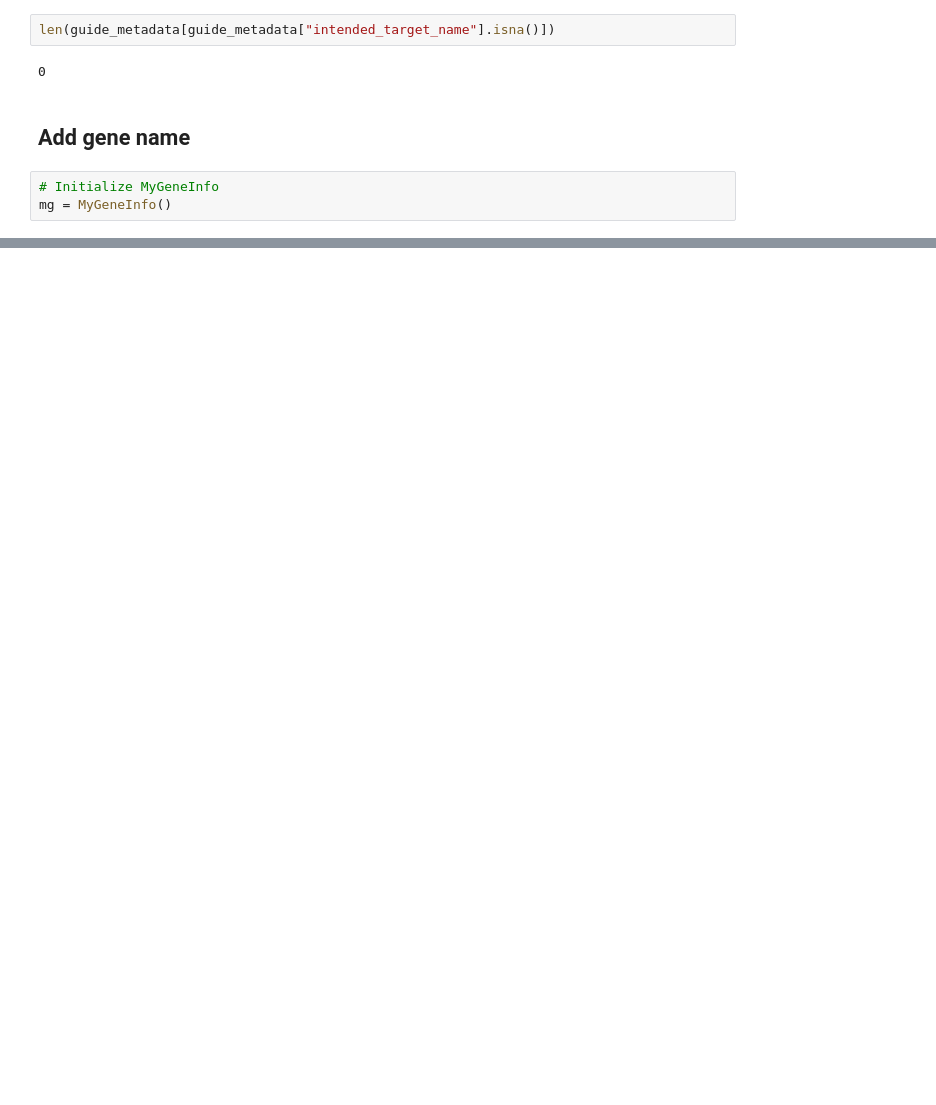
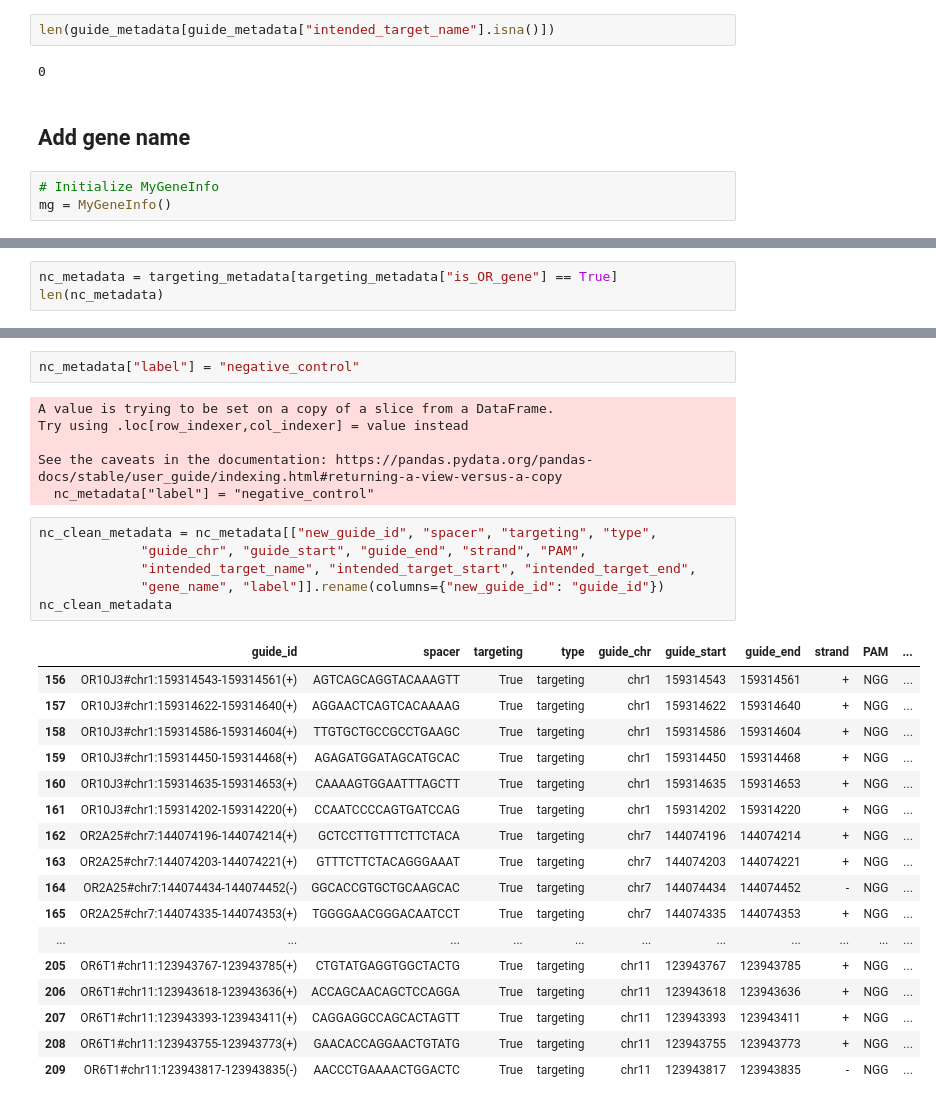
Before and after one commit to adamklie/tf_perturb_seq, a Jupyter notebook: scratch/2025_10_05/benchmark_guide_cleanup.ipynb, the cells around one changed output, grey strips where cells are left out. Cells and saved outputs as stored; diff of their text form; blank space fills up the shorter version.

```diff
--- a/scratch/2025_10_05/benchmark_guide_cleanup.ipynb
+++ b/scratch/2025_10_05/benchmark_guide_cleanup.ipynb
@@ -351,0 +731,3 @@ dtype: int64
+# %%
+nc_metadata = targeting_metadata[targeting_metadata["is_OR_gene"] == True]
+len(nc_metadata)
@@ -351,0 +754,32 @@ dtype: int64
+# %%
+nc_metadata["label"] = "negative_control"
+# %% [output]
+A value is trying to be set on a copy of a slice from a DataFrame.
+Try using .loc[row_indexer,col_indexer] = value instead
+
+See the caveats in the documentation: https://pandas.pydata.org/pandas-docs/stable/user_guide/indexing.html#returning-a-view-versus-a-copy
+  nc_metadata["label"] = "negative_control"
+# %%
+nc_clean_metadata = nc_metadata[["new_guide_id", "spacer", "targeting", "type",
+             "guide_chr", "guide_start", "guide_end", "strand", "PAM",
+             "intended_target_name", "intended_target_start", "intended_target_end",
+             "gene_name", "label"]].rename(columns={"new_guide_id": "guide_id"})
+nc_clean_metadata
+# %% [output]
+|  | guide_id | spacer | targeting | type | guide_chr | guide_start | guide_end | strand | PAM | ... |
+| 156 | OR10J3#chr1:159314543-159314561(+) | AGTCAGCAGGTACAAAGTT | True | targeting | chr1 | 159314543 | 159314561 | + | NGG | ... |
+| 157 | OR10J3#chr1:159314622-159314640(+) | AGGAACTCAGTCACAAAAG | True | targeting | chr1 | 159314622 | 159314640 | + | NGG | ... |
+| 158 | OR10J3#chr1:159314586-159314604(+) | TTGTGCTGCCGCCTGAAGC | True | targeting | chr1 | 159314586 | 159314604 | + | NGG | ... |
+| 159 | OR10J3#chr1:159314450-159314468(+) | AGAGATGGATAGCATGCAC | True | targeting | chr1 | 159314450 | 159314468 | + | NGG | ... |
+| 160 | OR10J3#chr1:159314635-159314653(+) | CAAAAGTGGAATTTAGCTT | True | targeting | chr1 | 159314635 | 159314653 | + | NGG | ... |
+| 161 | OR10J3#chr1:159314202-159314220(+) | CCAATCCCCAGTGATCCAG | True | targeting | chr1 | 159314202 | 159314220 | + | NGG | ... |
+| 162 | OR2A25#chr7:144074196-144074214(+) | GCTCCTTGTTTCTTCTACA | True | targeting | chr7 | 144074196 | 144074214 | + | NGG | ... |
+| 163 | OR2A25#chr7:144074203-144074221(+) | GTTTCTTCTACAGGGAAAT | True | targeting | chr7 | 144074203 | 144074221 | + | NGG | ... |
+| 164 | OR2A25#chr7:144074434-144074452(-) | GGCACCGTGCTGCAAGCAC | True | targeting | chr7 | 144074434 | 144074452 | - | NGG | ... |
+| 165 | OR2A25#chr7:144074335-144074353(+) | TGGGGAACGGGACAATCCT | True | targeting | chr7 | 144074335 | 144074353 | + | NGG | ... |
+| ... | ... | ... | ... | ... | ... | ... | ... | ... | ... | ... |
+| 205 | OR6T1#chr11:123943767-123943785(+) | CTGTATGAGGTGGCTACTG | True | targeting | chr11 | 123943767 | 123943785 | + | NGG | ... |
+| 206 | OR6T1#chr11:123943618-123943636(+) | ACCAGCAACAGCTCCAGGA | True | targeting | chr11 | 123943618 | 123943636 | + | NGG | ... |
+| 207 | OR6T1#chr11:123943393-123943411(+) | CAGGAGGCCAGCACTAGTT | True | targeting | chr11 | 123943393 | 123943411 | + | NGG | ... |
+| 208 | OR6T1#chr11:123943755-123943773(+) | GAACACCAGGAACTGTATG | True | targeting | chr11 | 123943755 | 123943773 | + | NGG | ... |
+| 209 | OR6T1#chr11:123943817-123943835(-) | AACCCTGAAAACTGGACTC | True | targeting | chr11 | 123943817 | 123943835 | - | NGG | ... |
```
Also changed, not shown: parts of 78 cells of this notebook.
